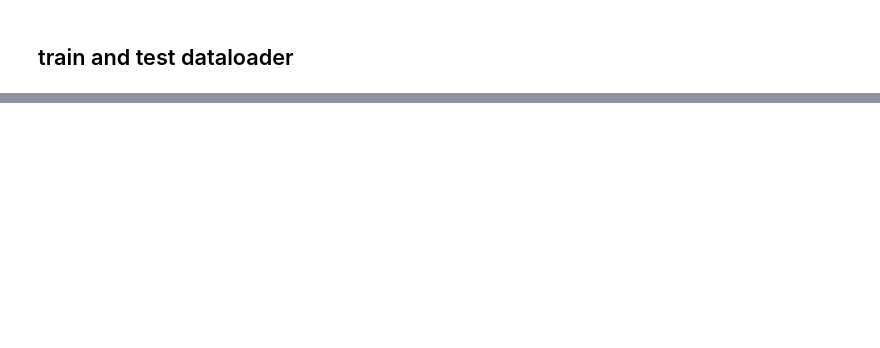
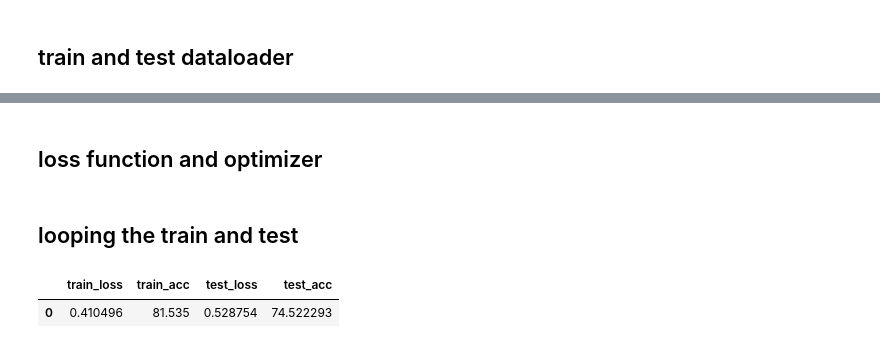
Before and after one commit to NNRahat/PyTorch_projects, a Jupyter notebook: dogs_and_cats.ipynb, the cells around one changed output, grey strips where cells are left out. Drawn from its saved outputs; the diff is of its cells as text; code cells hidden in the pictures; blank space fills up the shorter version.

```diff
--- a/dogs_and_cats.ipynb
+++ b/dogs_and_cats.ipynb
@@ -66,0 +155,9 @@ from going_moduler import data_setup,
+# %% [markdown]
+## loss function and optimizer
+# %%
+loss_fn = nn.BCEWithLogitsLoss()
+
+optimizer = torch.optim.Adam(params = model_0.parameters(),
+                             lr = 0.001)
+# %% [markdown]
+## looping the train and test
@@ -66,0 +268,18 @@ from going_moduler import data_setup,
+# %%
+# hyper parameters
+EPOCHS = 1
+
+model_0_results = Binary_engine(model = model_0,
+                                train_dataloader = train_dataloader,
+                                test_dataloader = test_dataloader,
+                                loss_fn = loss_fn,
+                                optimizer = optimizer,
+                                device = device,
+                                epochs = EPOCHS)
+# %%
+import pandas as pd
+model_0_pd = pd.DataFrame(model_0_results)
+model_0_pd
+# %% [output]
+|  | train_loss | train_acc | test_loss | test_acc |
+| 0 | 0.410496 | 81.535 | 0.528754 | 74.522293 |
```
Also changed, not shown: parts of 19 cells of this notebook.
